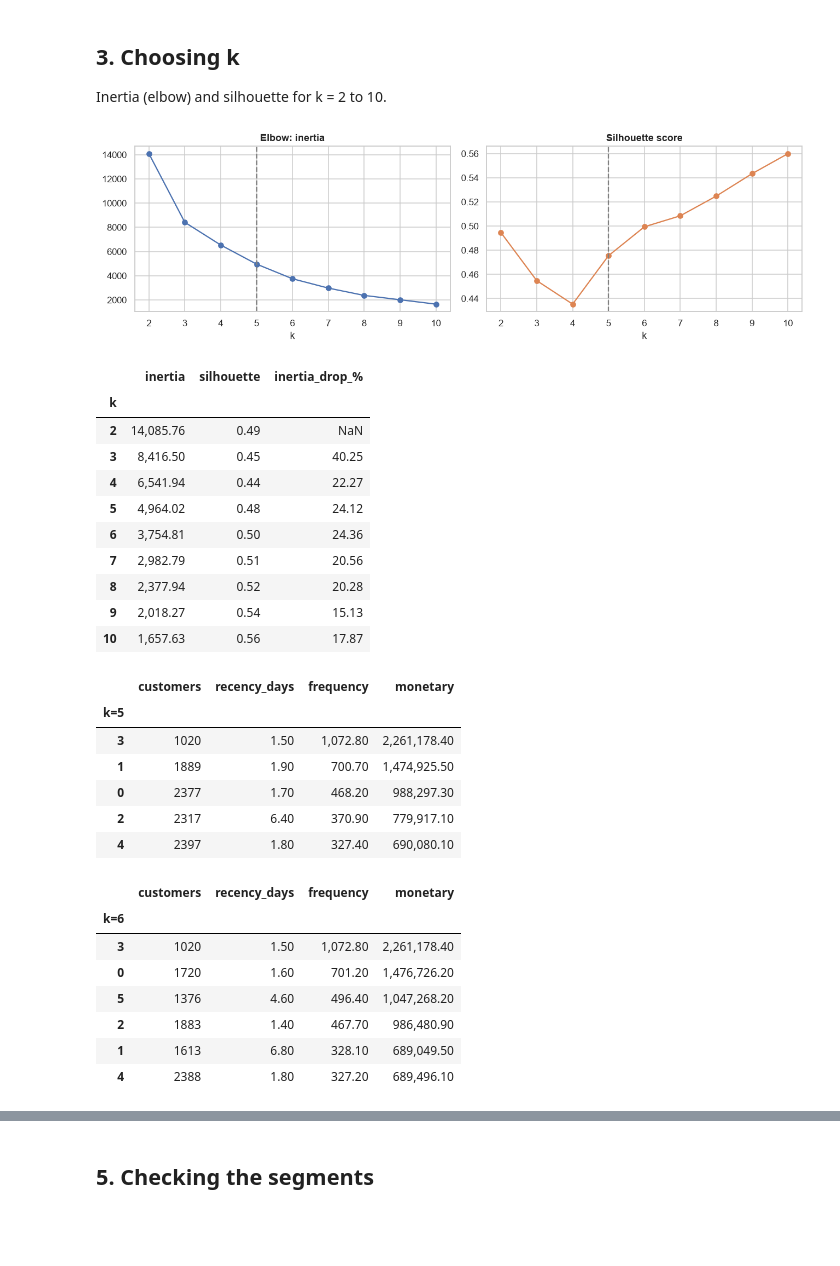
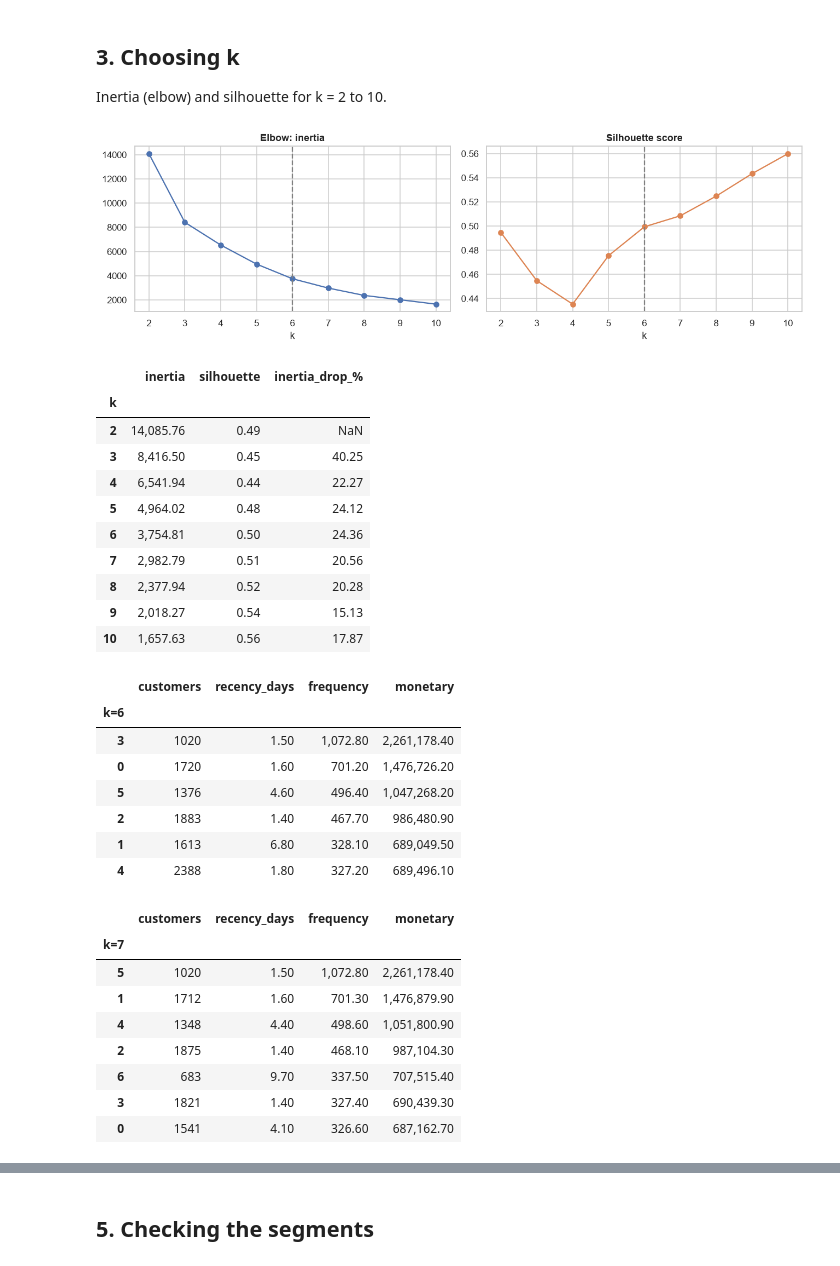
Before and after one commit to Lonishri21/retailpulse, a Jupyter notebook: notebooks/03_segmentation.ipynb, the cells around one changed output, grey strips where cells are left out. Cells and saved outputs as stored; diff of their text form; code cells hidden in the pictures; blank space fills up the shorter version.

```diff
--- a/notebooks/03_segmentation.ipynb
+++ b/notebooks/03_segmentation.ipynb
@@ -112,20 +112,20 @@ Inertia (elbow) and silhouette for k = 2 to 10.
 # %%
 rows = []
 for k in range(2, 11):
     pipe = make_kmeans(k).fit(cust[KMEANS_FEATURES])
     Xs = pipe[:-1].transform(cust[KMEANS_FEATURES])
     rows.append({'k': k, 'inertia': pipe[-1].inertia_, 'silhouette': silhouette_score(Xs, pipe[-1].labels_)})
 kscores = pd.DataFrame(rows).set_index('k')
 kscores['inertia_drop_%'] = -kscores['inertia'].pct_change() * 100
 
 fig, ax = plt.subplots(1, 2, figsize=(12, 3.8))
 ax[0].plot(kscores.index, kscores['inertia'], 'o-'); ax[0].set_title('Elbow: inertia'); ax[0].set_xlabel('k')
 ax[1].plot(kscores.index, kscores['silhouette'], 'o-', color='C1'); ax[1].set_title('Silhouette score'); ax[1].set_xlabel('k')
-for a in ax: a.axvline(5, color='grey', ls='--')
+for a in ax: a.axvline(6, color='grey', ls='--')
 plt.tight_layout(); save('03b_choose_k'); plt.show()
 kscores
 # %% [output]
-[figure, old version]
+[figure, new version]
 |  | inertia | silhouette | inertia_drop_% |
 | k |  |  |  |
 | 2 | 14,085.76 | 0.49 | NaN |
@@ -138,26 +138,28 @@ kscores
 | 9 | 2,018.27 | 0.54 | 15.13 |
 | 10 | 1,657.63 | 0.56 | 17.87 |
 # %%
-# k=5 vs k=6 profiles
-for k in (5, 6):
+# k=6 vs k=7 profiles
+for k in (6, 7):
     lab = make_kmeans(k).fit(cust[KMEANS_FEATURES])[-1].labels_
     p = cust.assign(cluster=lab).groupby('cluster').agg(customers=('frequency', 'size'), recency_days=('recency_days', 'mean'),
                                                         frequency=('frequency', 'mean'), monetary=('monetary', 'mean'))
     display(p.sort_values('frequency', ascending=False).round(1).rename_axis(f'k={k}'))
 # %% [output]
 |  | customers | recency_days | frequency | monetary |
-| k=5 |  |  |  |  |
+| k=6 |  |  |  |  |
 | 3 | 1020 | 1.50 | 1,072.80 | 2,261,178.40 |
-| 1 | 1889 | 1.90 | 700.70 | 1,474,925.50 |
-| 0 | 2377 | 1.70 | 468.20 | 988,297.30 |
-| 2 | 2317 | 6.40 | 370.90 | 779,917.10 |
-| 4 | 2397 | 1.80 | 327.40 | 690,080.10 |
+| 0 | 1720 | 1.60 | 701.20 | 1,476,726.20 |
+| 5 | 1376 | 4.60 | 496.40 | 1,047,268.20 |
+| 2 | 1883 | 1.40 | 467.70 | 986,480.90 |
+| 1 | 1613 | 6.80 | 328.10 | 689,049.50 |
+| 4 | 2388 | 1.80 | 327.20 | 689,496.10 |
 |  | customers | recency_days | frequency | monetary |
-| k=6 |  |  |  |  |
-| 3 | 1020 | 1.50 | 1,072.80 | 2,261,178.40 |
-| 0 | 1720 | 1.60 | 701.20 | 1,476,726.20 |
-| 5 | 1376 | 4.60 | 496.40 | 1,047,268.20 |
-| 2 | 1883 | 1.40 | 467.70 | 986,480.90 |
-| 1 | 1613 | 6.80 | 328.10 | 689,049.50 |
-| 4 | 2388 | 1.80 | 327.20 | 689,496.10 |
+| k=7 |  |  |  |  |
+| 5 | 1020 | 1.50 | 1,072.80 | 2,261,178.40 |
+| 1 | 1712 | 1.60 | 701.30 | 1,476,879.90 |
+| 4 | 1348 | 4.40 | 498.60 | 1,051,800.90 |
+| 2 | 1875 | 1.40 | 468.10 | 987,104.30 |
+| 6 | 683 | 9.70 | 337.50 | 707,515.40 |
+| 3 | 1821 | 1.40 | 327.40 | 690,439.30 |
+| 0 | 1541 | 4.10 | 326.60 | 687,162.70 |
 # %% [markdown]
```
Also changed, not shown: parts of 13 cells of this notebook, 18 other files.
